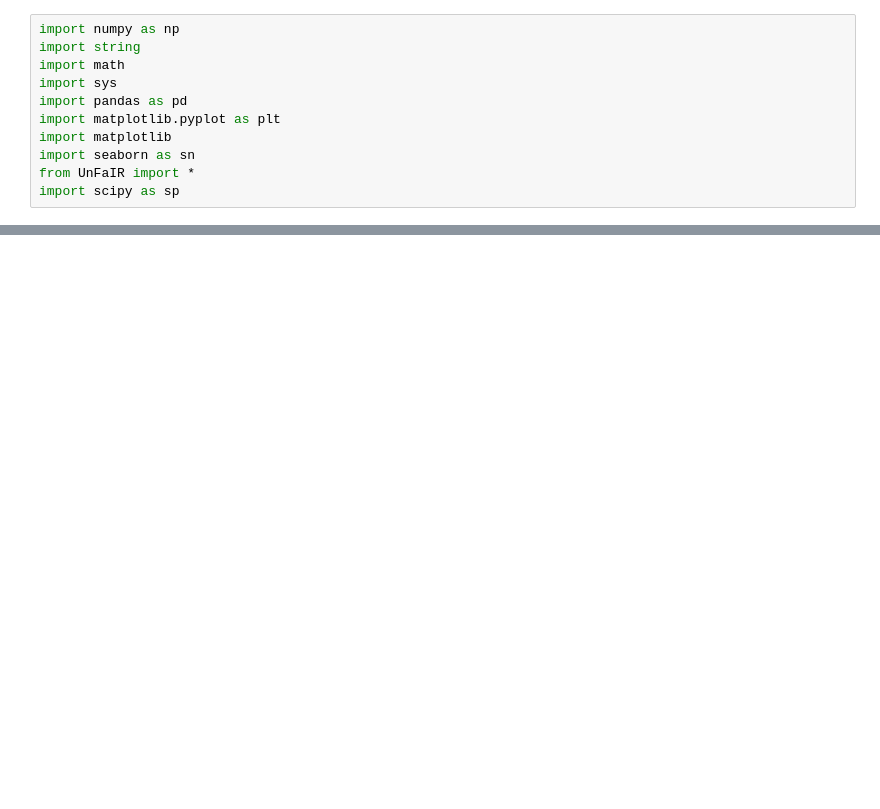
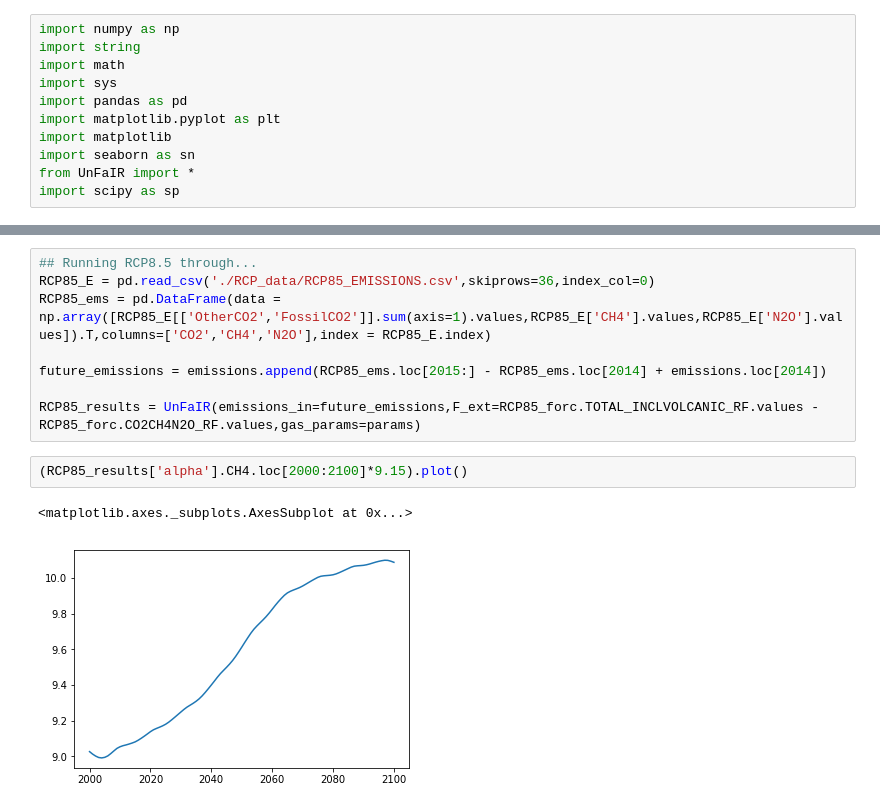
Before and after one commit to stujen/fiveEqSCM, a Jupyter notebook: 5eqSCM/Nick_UnFaIR/UnFaIR fitting gas cycle.ipynb, the cells around one changed output, grey strips where cells are left out. Saved outputs shown, nothing was run; the diff lists cells and outputs as text; blank space fills up the shorter version.

```diff
--- a/5eqSCM/Nick_UnFaIR/UnFaIR fitting gas cycle.ipynb
+++ b/5eqSCM/Nick_UnFaIR/UnFaIR fitting gas cycle.ipynb
@@ -32,0 +134,13 @@ CO2_ems_1750_2014.plot(ax=ax)
+# %%
+## Running RCP8.5 through...
+RCP85_E = pd.read_csv('./RCP_data/RCP85_EMISSIONS.csv',skiprows=36,index_col=0)
+RCP85_ems = pd.DataFrame(data = np.array([RCP85_E[['OtherCO2','FossilCO2']].sum(axis=1).values,RCP85_E['CH4'].values,RCP85_E['N2O'].values]).T,columns=['CO2','CH4','N2O'],index = RCP85_E.index)
+
+future_emissions = emissions.append(RCP85_ems.loc[2015:] - RCP85_ems.loc[2014] + emissions.loc[2014])
+
+RCP85_results = UnFaIR(emissions_in=future_emissions,F_ext=RCP85_forc.TOTAL_INCLVOLCANIC_RF.values - RCP85_forc.CO2CH4N2O_RF.values,gas_params=params)
+# %%
+(RCP85_results['alpha'].CH4.loc[2000:2100]*9.15).plot()
+# %% [output]
+<matplotlib.axes._subplots.AxesSubplot at 0x...>
+[figure, added]
```
Also changed, not shown: parts of 6 cells of this notebook, 26 other files.
